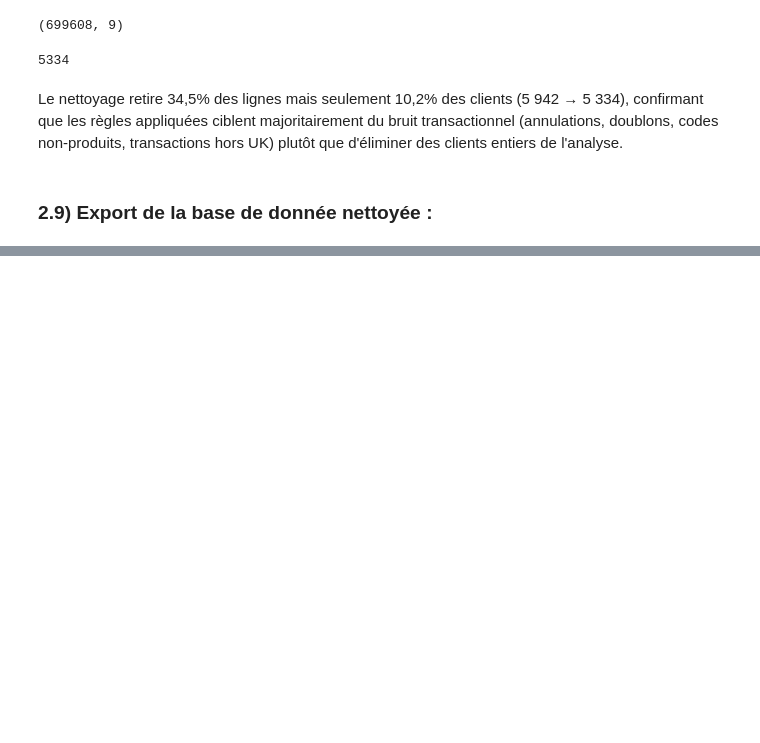
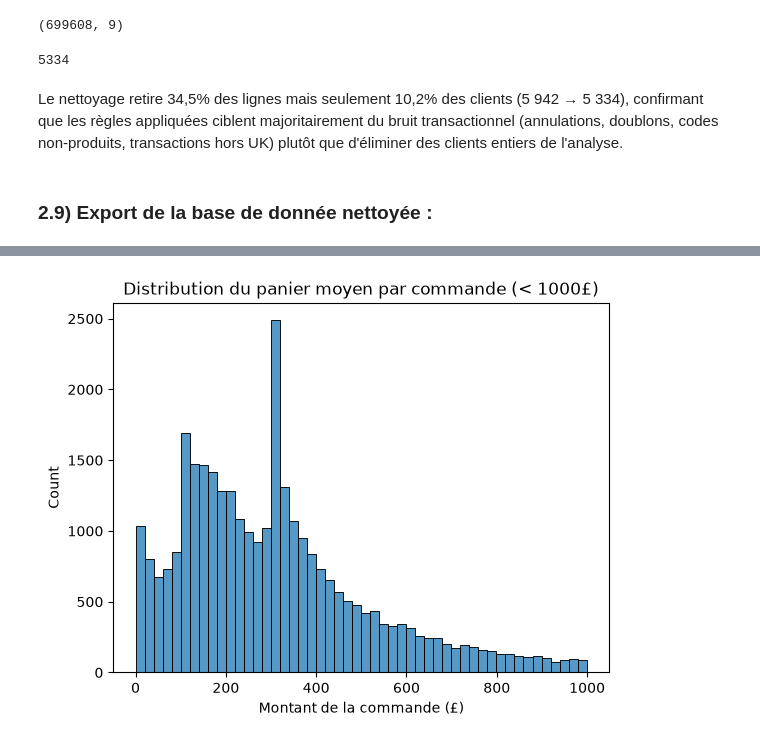
Before and after one commit to Nithilan16/Online_retail-rfm-segmentation, a Jupyter notebook: notebooks/online_retail.ipynb, the cells around one changed output, grey strips where cells are left out. Drawn from its saved outputs; the diff is of its cells as text; code cells hidden in the pictures; blank space fills up the shorter version.

```diff
--- a/notebooks/online_retail.ipynb
+++ b/notebooks/online_retail.ipynb
@@ -601,0 +628,2 @@ Df.to_csv('../data/processed/online_retail_clean.csv', index=False)
+# %%
+panier_par_commande = Df.groupby("Invoice")["TotalPrice"].sum()
@@ -601,0 +642,7 @@ Df.to_csv('../data/processed/online_retail_clean.csv', index=False)
+# %%
+sns.histplot(panier_par_commande[panier_par_commande < 1000], bins=50)
+plt.title("Distribution du panier moyen par commande (< 1000£)")
+plt.xlabel("Montant de la commande (£)")
+plt.show()
+# %% [output]
+[figure, added]
```
Also changed, not shown: parts of 30 cells of this notebook.
